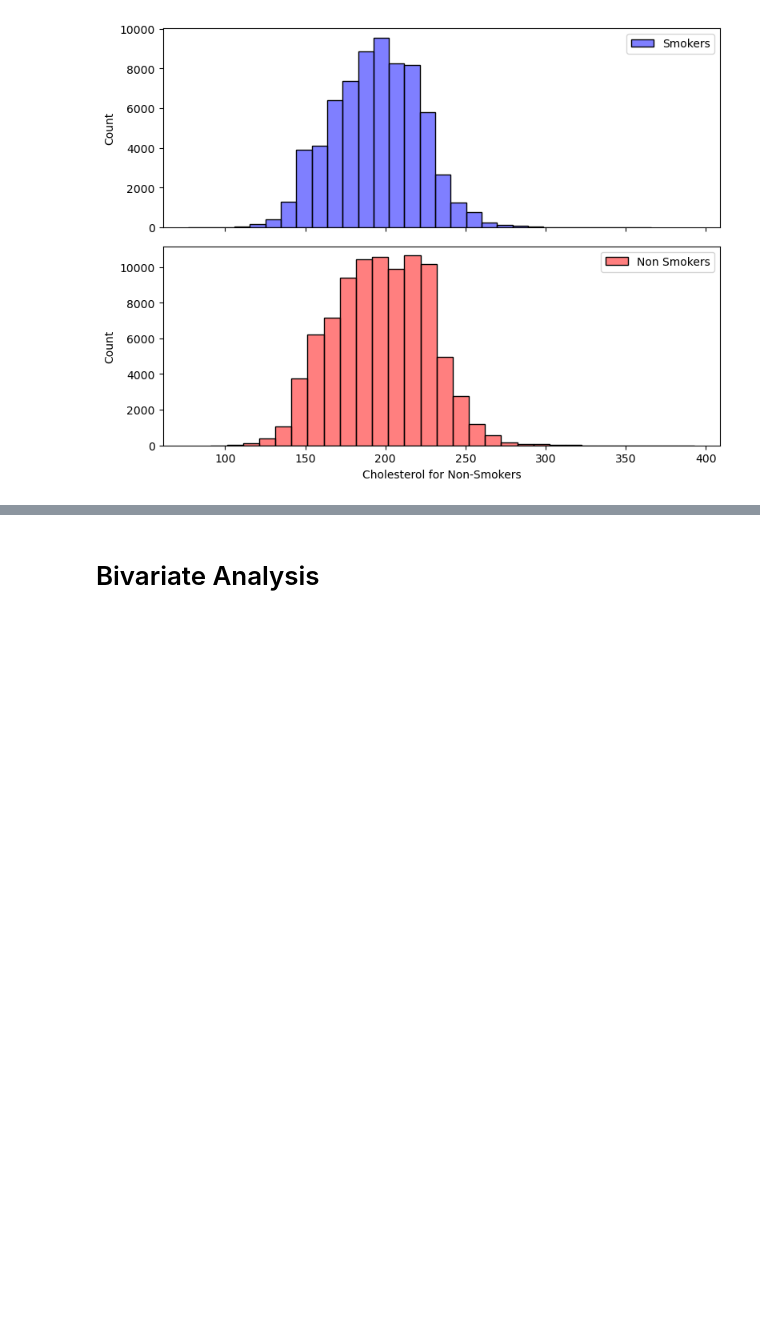
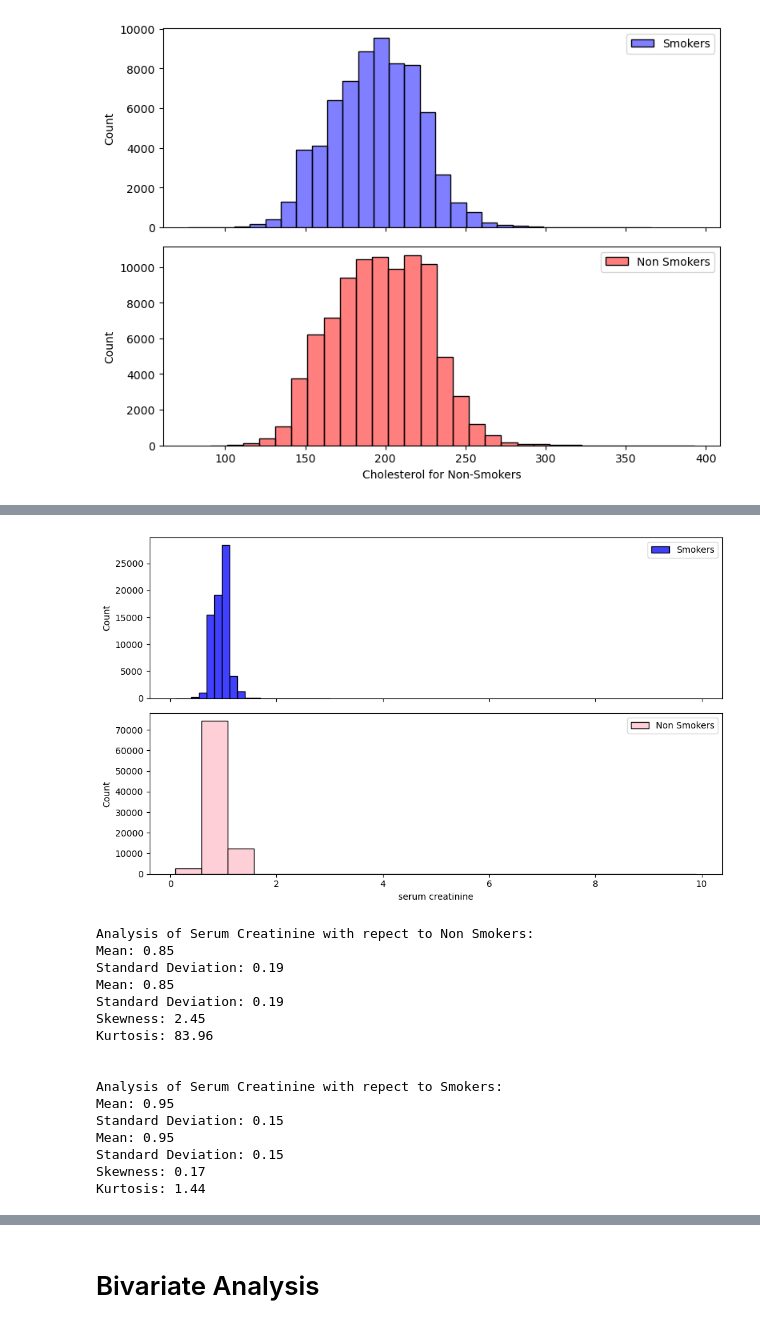
Before and after one commit to ahmedoy/SmokingData-Classification, a Jupyter notebook: data_analysis.ipynb, the cells around one changed output, grey strips where cells are left out. Drawn from its saved outputs; the diff is of its cells as text; code cells hidden in the pictures; blank space fills up the shorter version.

```diff
--- a/data_analysis.ipynb
+++ b/data_analysis.ipynb
@@ -967,0 +1099,57 @@ plt.show()
+# %%
+#serum creatinine feature with respect to the target variable
+serum_creatinine_smokers = df[df['smoking'] == 1]['serum creatinine']
+serum_creatinine_nonsmokers = df[df['smoking'] == 0]['serum creatinine']
+
+# Creating subplots for serum creatinine feature
+fig, (ax1, ax2) = plt.subplots(2, 1, figsize=(10, 6), sharex=True)
+
+sns.histplot(data=serum_creatinine_smokers, color='blue', bins=20, label='Smokers', ax=ax1)
+ax1.legend()
+
+sns.histplot(data=serum_creatinine_nonsmokers, color='pink', bins=20, label='Non Smokers', ax=ax2)
+ax2.legend()
+
+# Adjust layout
+plt.tight_layout()
+
+# Show the plot
+plt.show()
+
+# Descriptive statistics of the serum creatinine feature
+
+print("Analysis of Serum Creatinine with repect to Non Smokers:")
+print("Mean:", round(serum_creatinine_nonsmokers.mean(), 2))
+print("Standard Deviation:", round(serum_creatinine_nonsmokers.std(), 2))
+print("Mean:", round(serum_creatinine_nonsmokers.mean(), 2))
+print("Standard Deviation:", round(serum_creatinine_nonsmokers.std(), 2))
+print("Skewness:", round(serum_creatinine_nonsmokers.skew(), 2))
+print("Kurtosis:", round(serum_creatinine_nonsmokers.kurtosis(), 2))
+
+print("\n")
+
+print("Analysis of Serum Creatinine with repect to Smokers:")
+print("Mean:", round(serum_creatinine_smokers.mean(), 2))
+print("Standard Deviation:", round(serum_creatinine_smokers.std(), 2))
+print("Mean:", round(serum_creatinine_smokers.mean(), 2))
+print("Standard Deviation:", round(serum_creatinine_smokers.std(), 2))
+print("Skewness:", round(serum_creatinine_smokers.skew(), 2))
+print("Kurtosis:", round(serum_creatinine_smokers.kurtosis(), 2))
+# %% [output]
+[figure, added]
+Analysis of Serum Creatinine with repect to Non Smokers:
+Mean: 0.85
+Standard Deviation: 0.19
+Mean: 0.85
+Standard Deviation: 0.19
+Skewness: 2.45
+Kurtosis: 83.96
+
+
+Analysis of Serum Creatinine with repect to Smokers:
+Mean: 0.95
+Standard Deviation: 0.15
+Mean: 0.95
+Standard Deviation: 0.15
+Skewness: 0.17
+Kurtosis: 1.44
```
Also changed, not shown: parts of 8 cells of this notebook.
